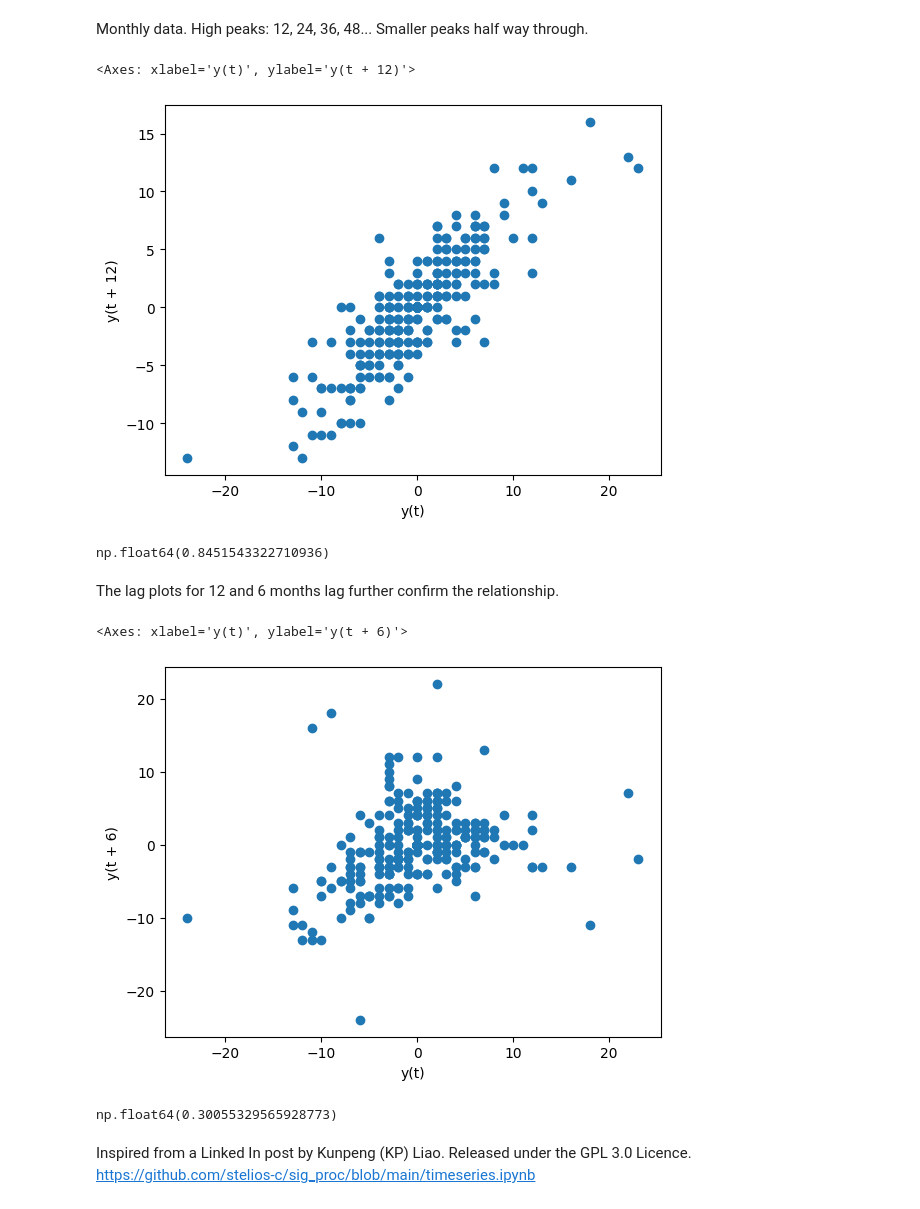
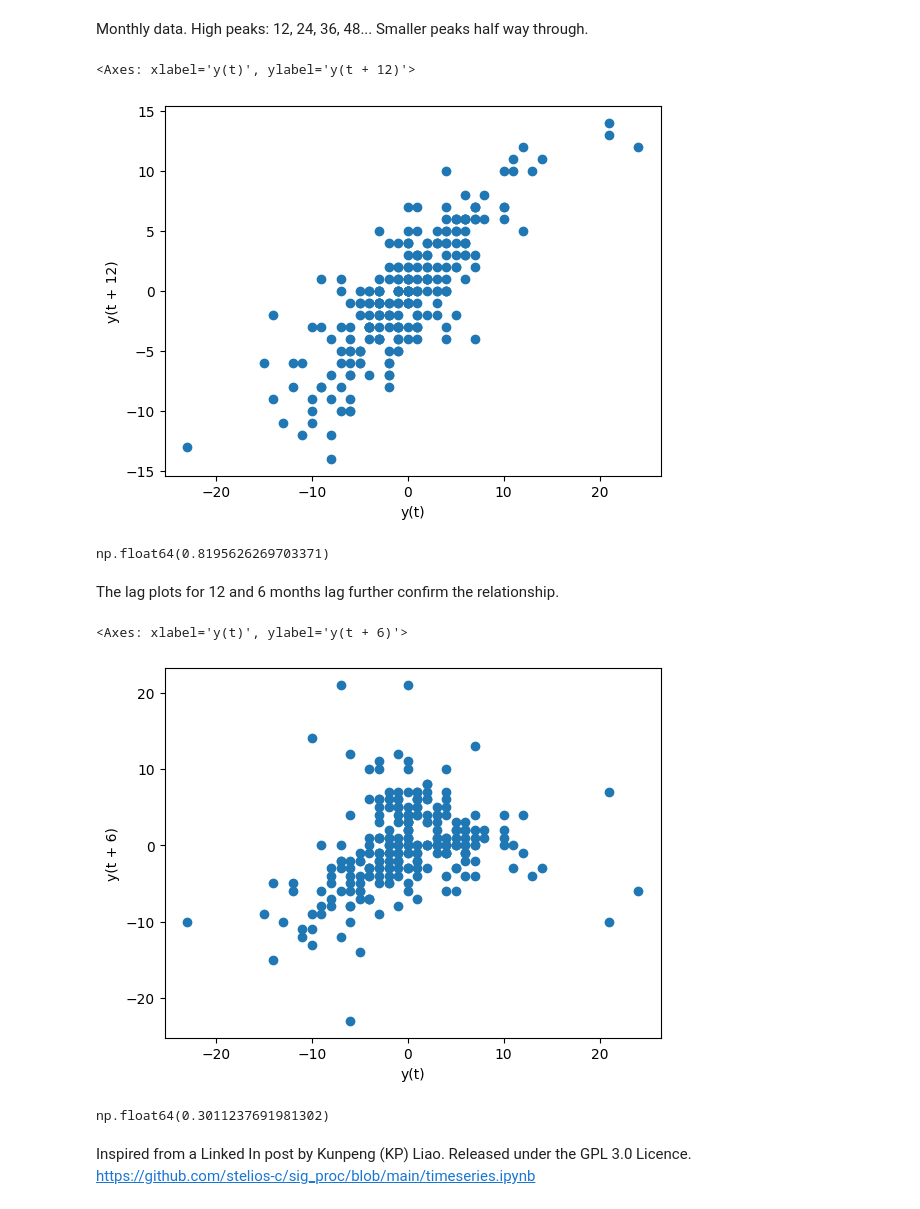
Before and after one commit to stelios-c/sig_proc, a Jupyter notebook: timeseries.ipynb, the cells around one changed output. Saved outputs shown, nothing was run; the diff lists cells and outputs as text; code cells hidden in the pictures.

```diff
--- a/timeseries.ipynb
+++ b/timeseries.ipynb
@@ -18,0 +17,2 @@ Note the [maintainer stepped down](https://github.com/GeneralMills/pytrends/issu
+# %%
+trends_df=pd.read_csv('multiTimeline.csv',skiprows=2,parse_dates=[0]).set_index('Month')#pytrends.interest_over_time()
@@ -51,7 +52,7 @@ Periodicity barely stands out in autocorrelation plot against decaying trend. A
 ## Diff to remove slow decay, keep periodicity
 # %%
 def non_partial_diff(df):
-    return df[~df.isPartial].diff().rename(columns={"Fourier Transform":"Fourier Transform diff"}).dropna()
+    return df.diff().rename(columns={"Fourier Transform: (Worldwide)":"Fourier Transform diff"}).dropna()
 # %%
 trends_df.pipe(non_partial_diff).plot(figsize=[7,2.5])
 # %% [output]
@@ -90,7 +91,7 @@ Monthly data. High peaks: 12, 24, 36, 48... Smaller peaks half way through.
 pd.plotting.lag_plot(trends_df.pipe(non_partial_diff),lag=12)
 # %% [output]
 <Axes: xlabel='y(t)', ylabel='y(t + 12)'>
-[figure, old version]
+[figure, new version]
 # %%
 (trends_df
  .pipe(non_partial_diff)
@@ -104,14 +105,14 @@ pd.plotting.lag_plot(trends_df.pipe(non_partial_diff),lag=12)
  .loc['Fourier_Transform_diff_shift_12m','Fourier Transform diff']
 )
 # %% [output]
-np.float64(0.8451543322710936)
+np.float64(0.8195626269703371)
 # %% [markdown]
 The lag plots for 12 and 6 months lag further confirm the relationship.
 # %%
-pd.plotting.lag_plot(trends_df[~trends_df.isPartial].diff().dropna(),lag=6)
+pd.plotting.lag_plot(trends_df.pipe(non_partial_diff),lag=6)
 # %% [output]
 <Axes: xlabel='y(t)', ylabel='y(t + 6)'>
-[figure, old version]
+[figure, new version]
 # %%
 (trends_df
  .pipe(non_partial_diff)
@@ -125,7 +126,7 @@ pd.plotting.lag_plot(trends_df[~trends_df.isPartial].diff().dropna(),lag=6)
  .loc['Fourier_Transform_diff_shift_6m','Fourier Transform diff']
 )
 # %% [output]
-np.float64(0.30055329565928773)
+np.float64(0.3011237691981302)
 # %% [markdown]
 Inspired from a Linked In post by Kunpeng (KP) Liao. Released under the GPL 3.0 Licence.
 https://github.com/stelios-c/sig_proc/blob/main/timeseries.ipynb
```
Also changed, not shown: parts of 15 cells of this notebook.
